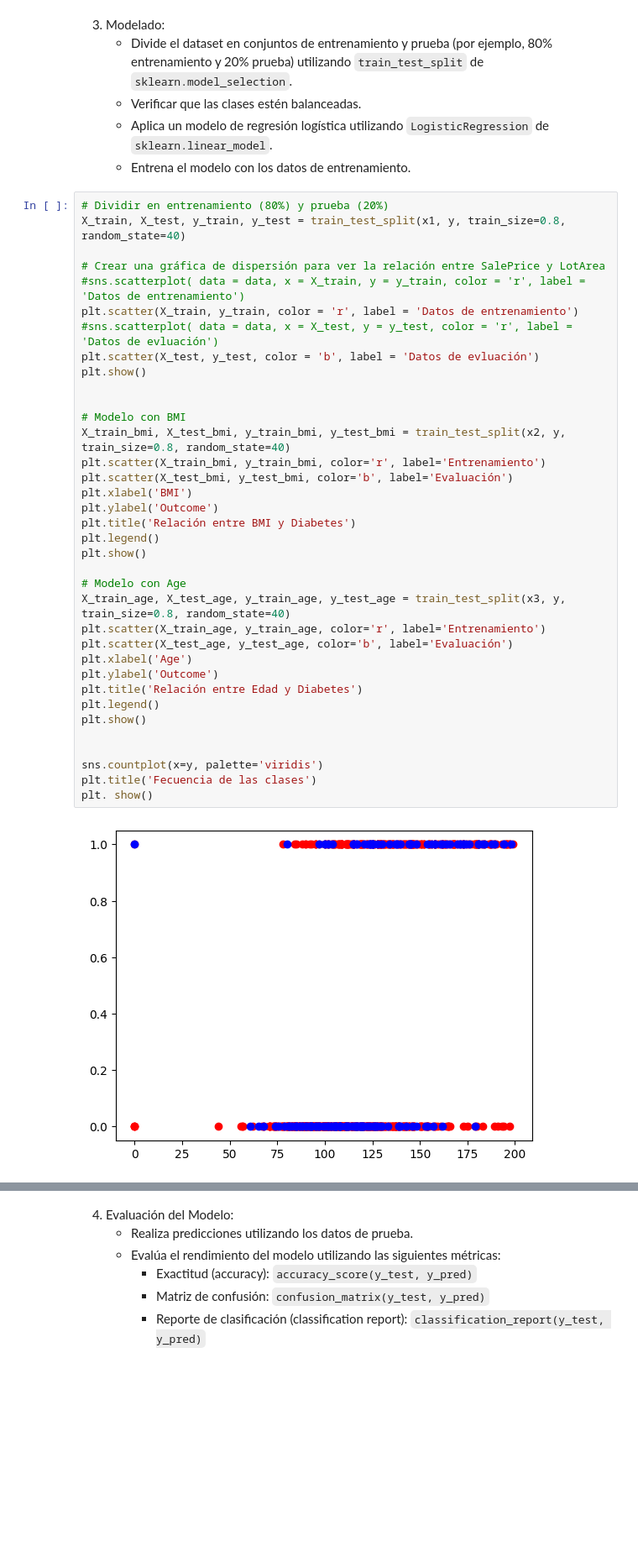
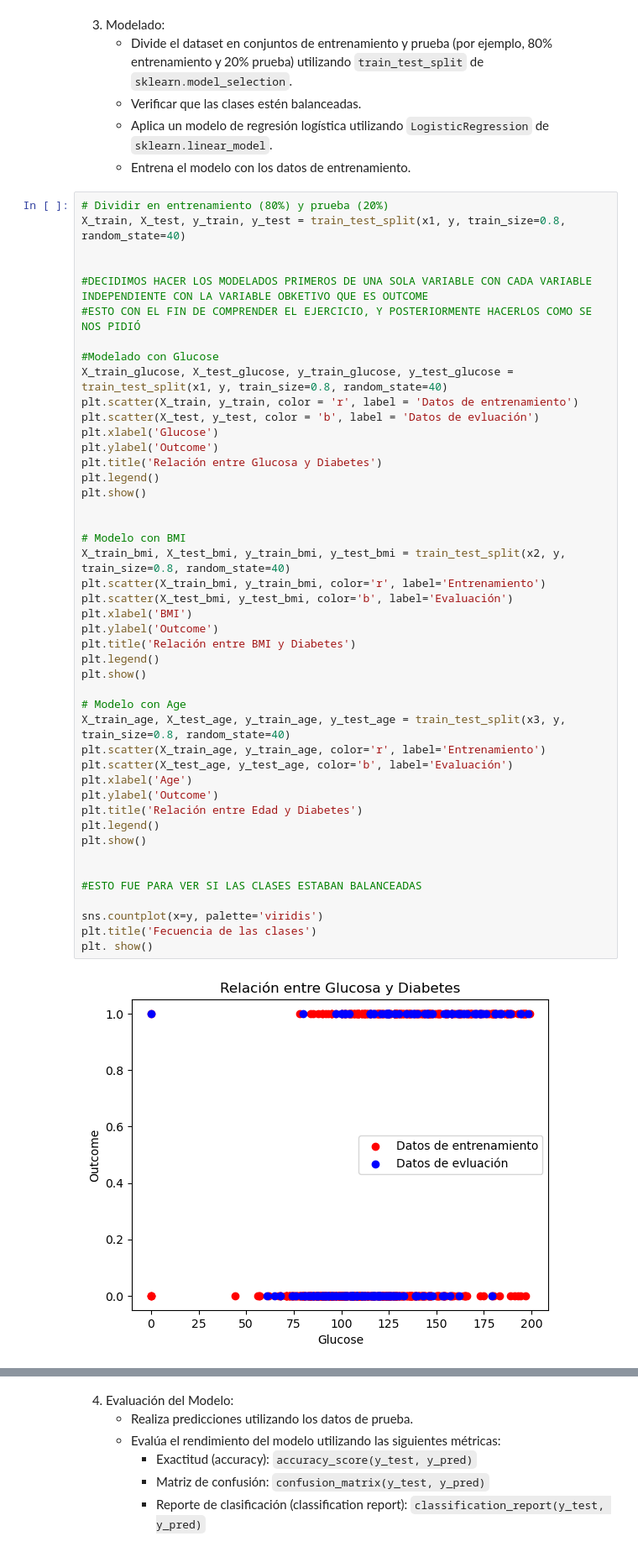
Before and after one commit to Danieltlacuache/Actividad-5.3, a Jupyter notebook: A. 5.3 Predicción de Diabetes con Regresión Logistica-1.ipynb, the cells around one changed output, grey strips where cells are left out. Shown at 84% size. Cells and saved outputs as stored; diff of their text form; blank space fills up the shorter version.

Commit message:
submit de la parte del modelo de una variable

```diff
--- a/A. 5.3 Predicción de Diabetes con Regresión Logistica-1.ipynb
+++ b/A. 5.3 Predicción de Diabetes con Regresión Logistica-1.ipynb
@@ -132,40 +134,49 @@ x2 = diabetes_data[['BMI']]
 # Dividir en entrenamiento (80%) y prueba (20%)
 X_train, X_test, y_train, y_test = train_test_split(x1, y, train_size=0.8, random_state=40)
 
-# Crear una gráfica de dispersión para ver la relación entre SalePrice y LotArea
-#sns.scatterplot( data = data, x = X_train, y = y_train, color = 'r', label = 'Datos de entrenamiento')
+
+#DECIDIMOS HACER LOS MODELADOS PRIMEROS DE UNA SOLA VARIABLE CON CADA VARIABLE INDEPENDIENTE CON LA VARIABLE OBKETIVO QUE ES OUTCOME
+#ESTO CON EL FIN DE COMPRENDER EL EJERCICIO, Y POSTERIORMENTE HACERLOS COMO SE NOS PIDIÓ
+
+#Modelado con Glucose
+X_train_glucose, X_test_glucose, y_train_glucose, y_test_glucose = train_test_split(x1, y, train_size=0.8, random_state=40)
 plt.scatter(X_train, y_train, color = 'r', label = 'Datos de entrenamiento')
-#sns.scatterplot( data = data, x = X_test, y = y_test, color = 'r', label = 'Datos de evluación')
 plt.scatter(X_test, y_test, color = 'b', label = 'Datos de evluación')
+plt.xlabel('Glucose')
+plt.ylabel('Outcome')
+plt.title('Relación entre Glucosa y Diabetes')
+plt.legend()
 plt.show()
 
 
 # Modelo con BMI
 X_train_bmi, X_test_bmi, y_train_bmi, y_test_bmi = train_test_split(x2, y, train_size=0.8, random_state=40)
 plt.scatter(X_train_bmi, y_train_bmi, color='r', label='Entrenamiento')
 plt.scatter(X_test_bmi, y_test_bmi, color='b', label='Evaluación')
 plt.xlabel('BMI')
 plt.ylabel('Outcome')
 plt.title('Relación entre BMI y Diabetes')
 plt.legend()
 plt.show()
 
 # Modelo con Age
 X_train_age, X_test_age, y_train_age, y_test_age = train_test_split(x3, y, train_size=0.8, random_state=40)
 plt.scatter(X_train_age, y_train_age, color='r', label='Entrenamiento')
 plt.scatter(X_test_age, y_test_age, color='b', label='Evaluación')
 plt.xlabel('Age')
 plt.ylabel('Outcome')
 plt.title('Relación entre Edad y Diabetes')
 plt.legend()
 plt.show()
 
 
+#ESTO FUE PARA VER SI LAS CLASES ESTABAN BALANCEADAS
+
 sns.countplot(x=y, palette='viridis')
 plt.title('Fecuencia de las clases')
 plt. show()
 # %% [output]
-[figure, old version]
+[figure, new version]
 [figure]
 [figure]
 Passing `palette` without assigning `hue` is deprecated and will be removed in v0.14.0. Assign the `x` variable to `hue` and set `legend=False` for the same effect.
```
Also changed, not shown: parts of 6 cells of this notebook.
